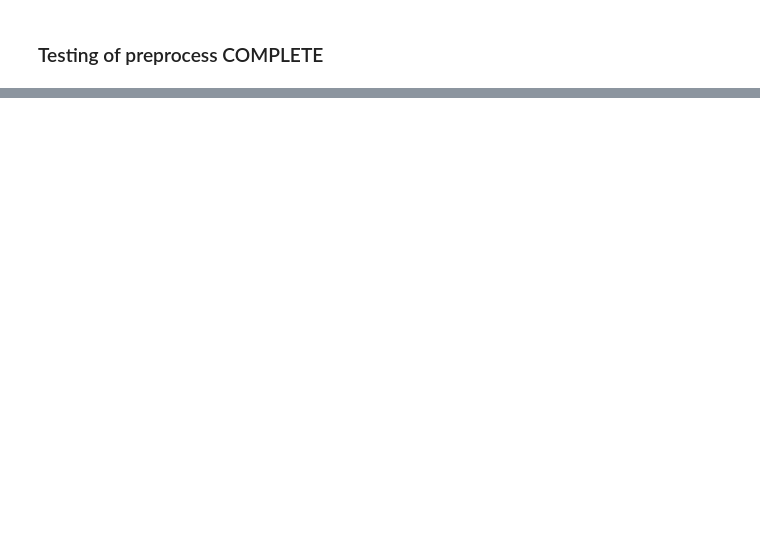
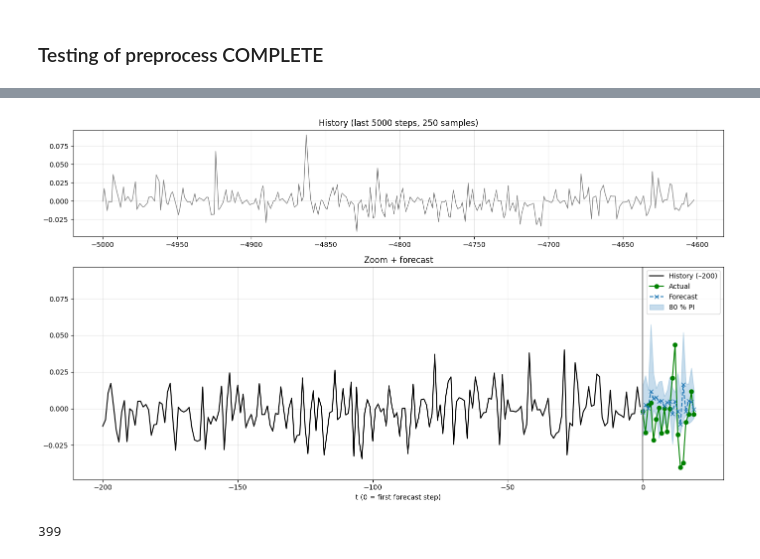
Before and after one commit to juliensauter/ML2_project_JaneStreet, a Jupyter notebook: Data.ipynb, the cells around one changed output, grey strips where cells are left out. Saved outputs shown, nothing was run; the diff lists cells and outputs as text; code cells hidden in the pictures; blank space fills up the shorter version.

```diff
--- a/Data.ipynb
+++ b/Data.ipynb
@@ -279,0 +442,42 @@ plt.show()
+# %%
+fig, (ax_long, ax_detail) = plt.subplots(2, 1, figsize=(14, 8),
+                                         sharey=True,  # same y-axis
+                                         gridspec_kw={"height_ratios": [1, 2]})
+
+# --- LONG TREND (top) --------------------------------------------
+full_ctx_len   = 5_000
+display_points = 250
+long_hist = inp["target"][-full_ctx_len:]
+keep      = np.linspace(0, len(long_hist)-1, display_points, dtype=int)
+ax_long.plot(-full_ctx_len + keep, long_hist[keep],
+             color="grey", lw=1.0)
+ax_long.set_title(f"History (last {full_ctx_len} steps, {display_points} samples)")
+ax_long.grid(alpha=.3)
+
+# --- DETAIL + FORECAST (bottom) ----------------------------------
+ctx_len   = context_length
+pred_len  = prediction_length
+hist_x    = np.arange(-ctx_len, 0)
+hist_y    = inp["target"][-ctx_len:]
+pred_x    = np.arange(0, pred_len)
+
+ax_detail.plot(hist_x, hist_y, color="black", label=f"History (–{ctx_len})")
+ax_detail.plot(pred_x, label["target"], "o-",  color="green", label="Actual")
+ax_detail.plot(pred_x, forecast.mean,  "x--", color="C0",    label="Forecast")
+ax_detail.fill_between(pred_x,
+                       forecast.quantile(0.1), forecast.quantile(0.9),
+                       color="C0", alpha=.25, label="80 % PI")
+ax_detail.axvline(0, color="grey")
+ax_detail.set_title("Zoom + forecast")
+ax_detail.set_xlabel("t (0 = first forecast step)")
+ax_detail.legend()
+ax_detail.grid(alpha=.3)
+
+plt.tight_layout()
+plt.show()
+# %% [output]
+[figure, added]
+# %%
+len(inp["target"])
+# %% [output]
+399
```
Also changed, not shown: parts of 27 cells of this notebook, 3 other files.
